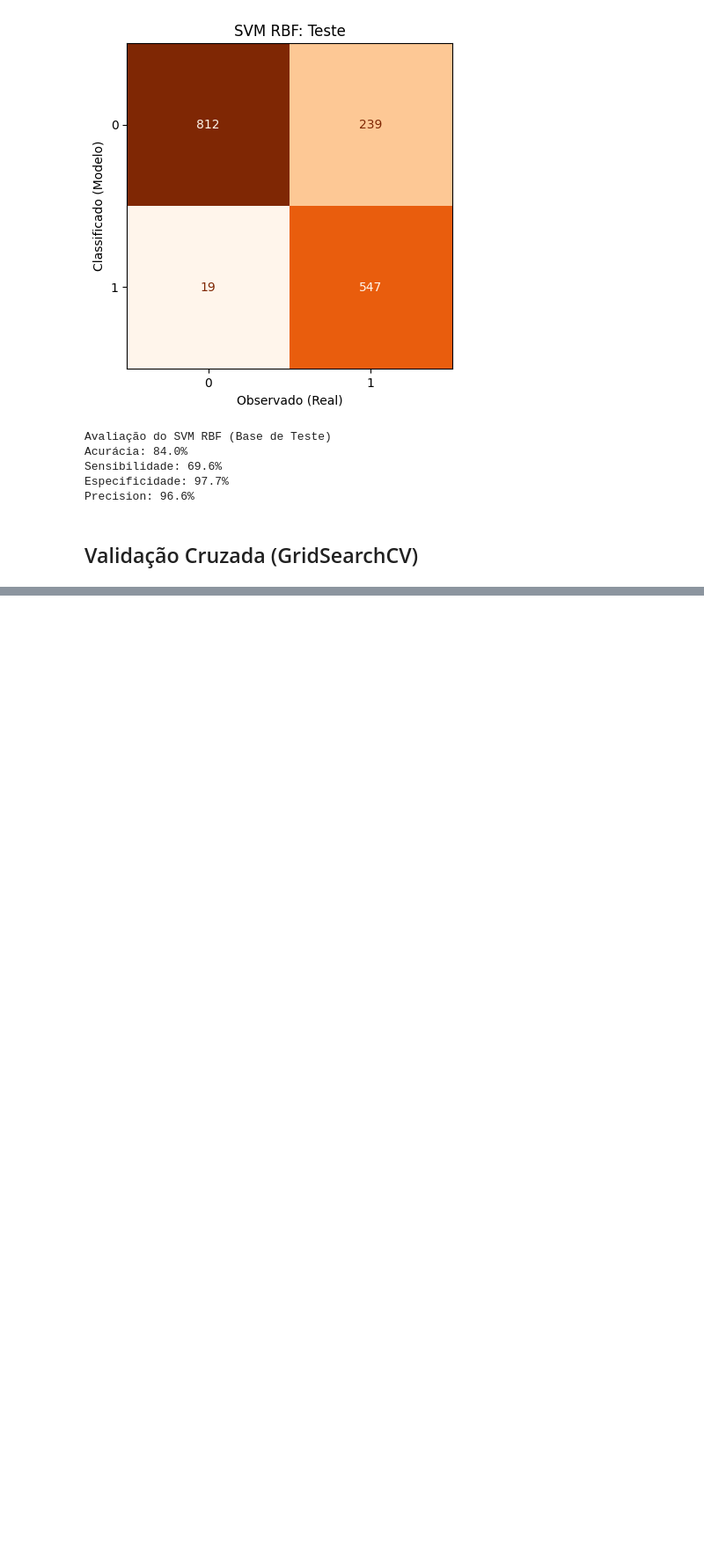
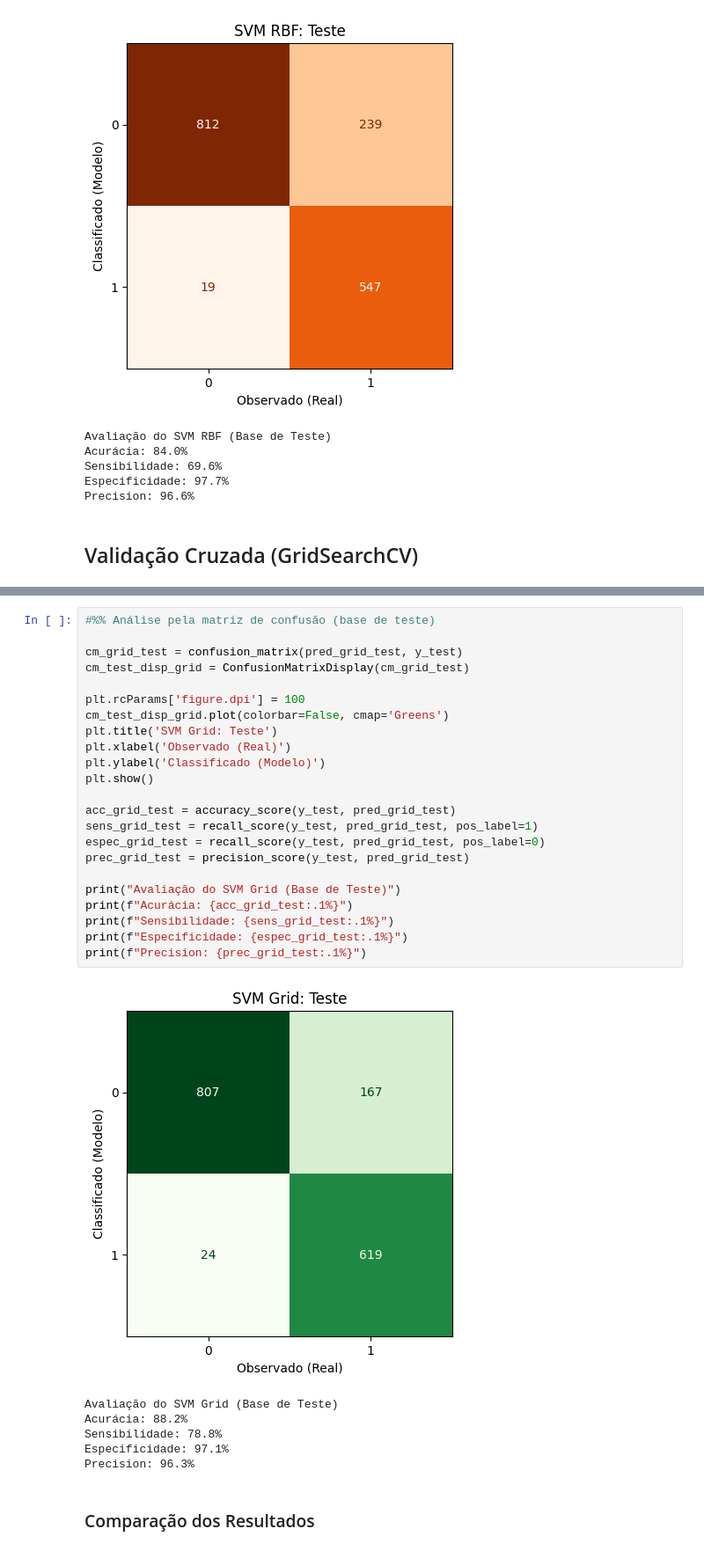
Before and after one commit to dteconometrics/svm_churn, a Jupyter notebook: chrun.ipynb, the cells around one changed output, grey strips where cells are left out. Shown at 88% size. Saved outputs shown, nothing was run; the diff lists cells and outputs as text; blank space fills up the shorter version.

```diff
--- a/chrun.ipynb
+++ b/chrun.ipynb
@@ -439,0 +537,32 @@ Precision: 96.6%
+# %%
+#%% Análise pela matriz de confusão (base de teste)
+
+cm_grid_test = confusion_matrix(pred_grid_test, y_test)
+cm_test_disp_grid = ConfusionMatrixDisplay(cm_grid_test)
+
+plt.rcParams['figure.dpi'] = 100
+cm_test_disp_grid.plot(colorbar=False, cmap='Greens')
+plt.title('SVM Grid: Teste')
+plt.xlabel('Observado (Real)')
+plt.ylabel('Classificado (Modelo)')
+plt.show()
+
+acc_grid_test = accuracy_score(y_test, pred_grid_test)
+sens_grid_test = recall_score(y_test, pred_grid_test, pos_label=1)
+espec_grid_test = recall_score(y_test, pred_grid_test, pos_label=0)
+prec_grid_test = precision_score(y_test, pred_grid_test)
+
+print("Avaliação do SVM Grid (Base de Teste)")
+print(f"Acurácia: {acc_grid_test:.1%}")
+print(f"Sensibilidade: {sens_grid_test:.1%}")
+print(f"Especificidade: {espec_grid_test:.1%}")
+print(f"Precision: {prec_grid_test:.1%}")
+# %% [output]
+[figure, added]
+Avaliação do SVM Grid (Base de Teste)
+Acurácia: 88.2%
+Sensibilidade: 78.8%
+Especificidade: 97.1%
+Precision: 96.3%
+# %% [markdown]
+### Comparação dos Resultados
```
Also changed, not shown: parts of 13 cells of this notebook.
